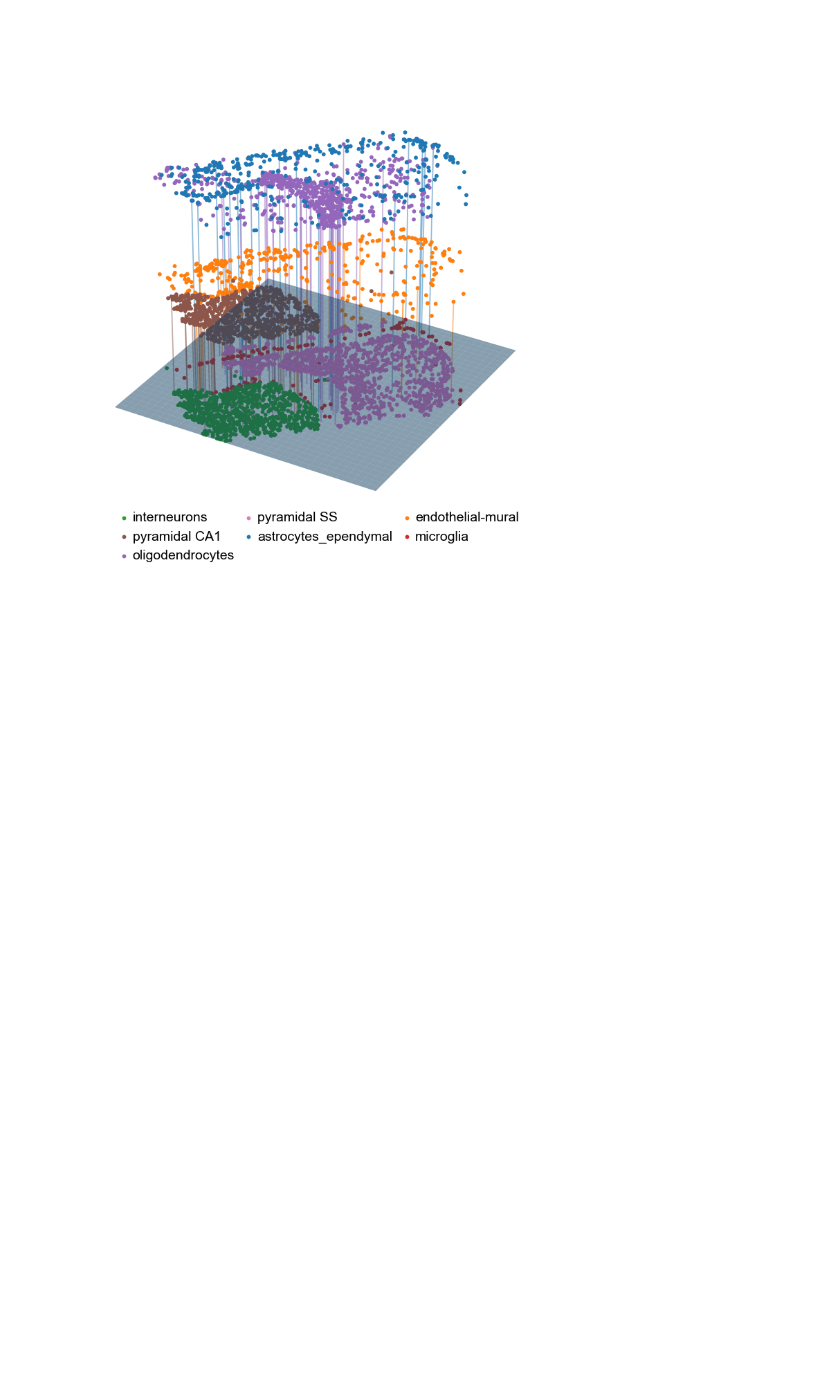
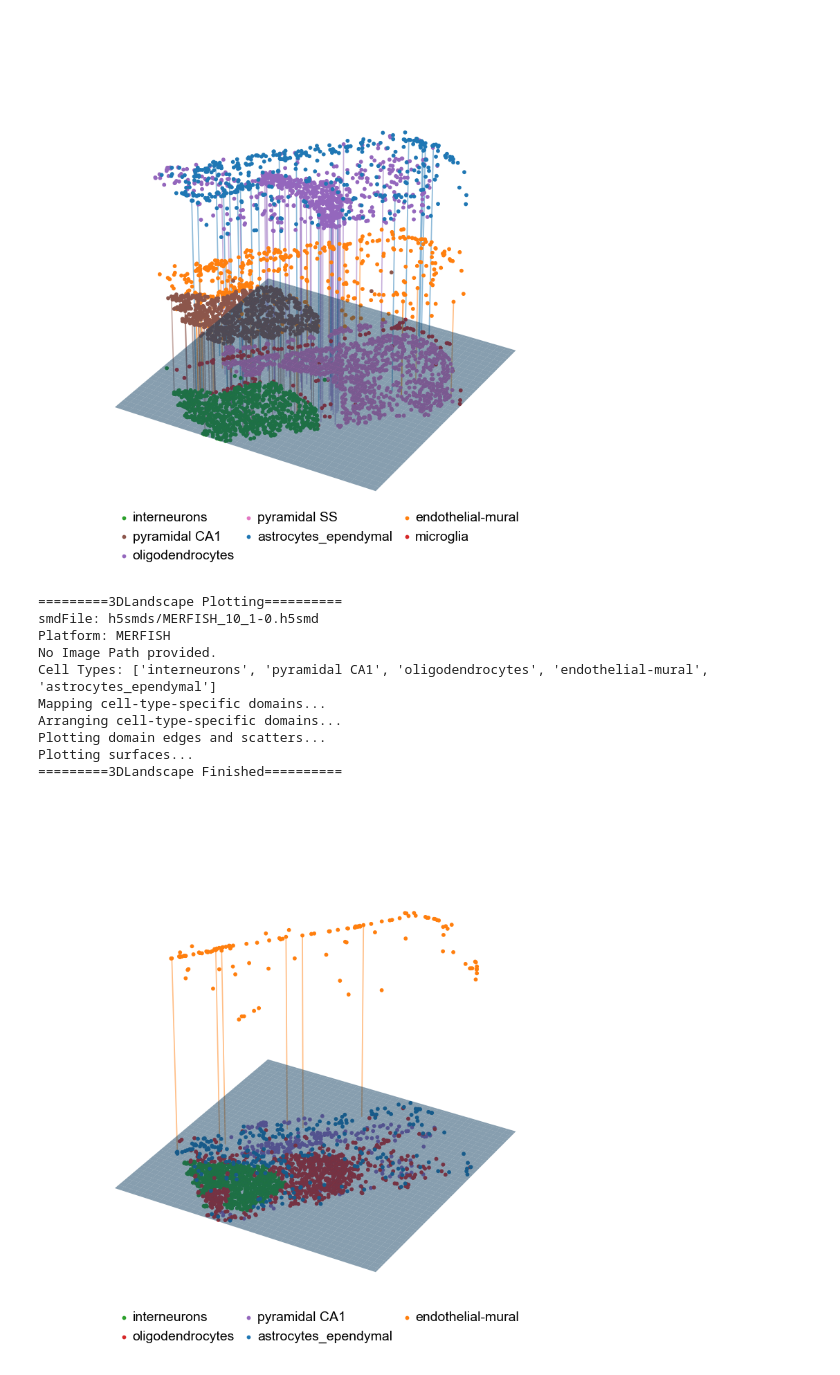
Before and after one commit to newmana/Despot, a Jupyter notebook: docs/3DLandscape.ipynb, the cells around one changed output. Cells and saved outputs as stored; diff of their text form; code cells hidden in the pictures; blank space fills up the shorter version.

```diff
--- a/docs/3DLandscape.ipynb
+++ b/docs/3DLandscape.ipynb
@@ -28,3 +28,18 @@ Plotting surfaces...
 Saving 3DLandscape to /Users/rzh/Desktop/Despot/landscape.png
 =========3DLandscape Finished==========
 [figure]
+# %%
+smdFile = "h5smds/MERFISH_10_1-0.h5smd"
+res = Show_3D_landscape(smdFile, alpha=50, save=False, plot_edge=False)
+# %% [output]
+=========3DLandscape Plotting==========
+smdFile: h5smds/MERFISH_10_1-0.h5smd
+Platform: MERFISH
+No Image Path provided.
+Cell Types: ['interneurons', 'pyramidal CA1', 'oligodendrocytes', 'endothelial-mural', 'astrocytes_ependymal']
+Mapping cell-type-specific domains...
+Arranging cell-type-specific domains...
+Plotting domain edges and scatters...
+Plotting surfaces...
+=========3DLandscape Finished==========
+[figure, added]
```
Also changed, not shown: 5 other files.
